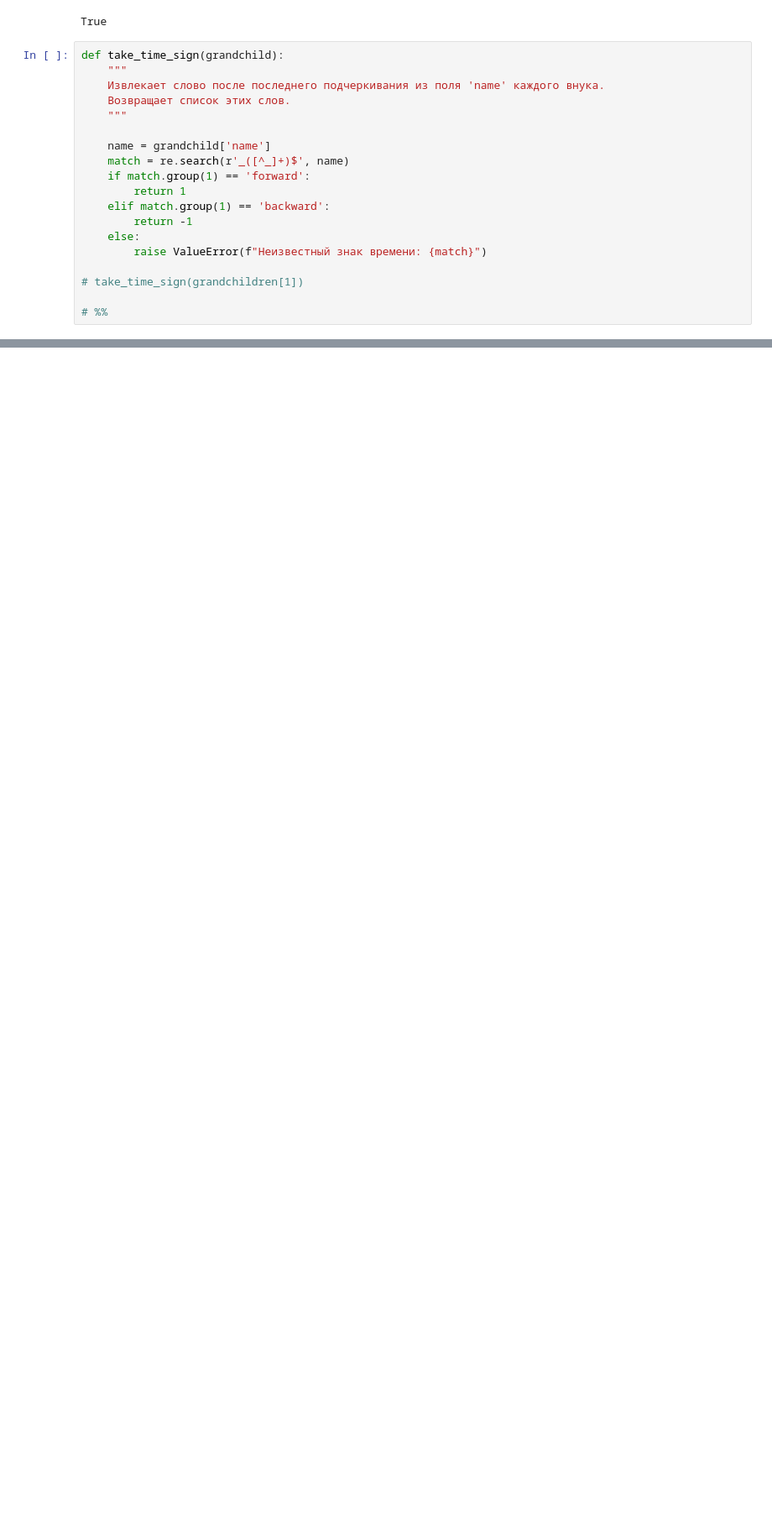
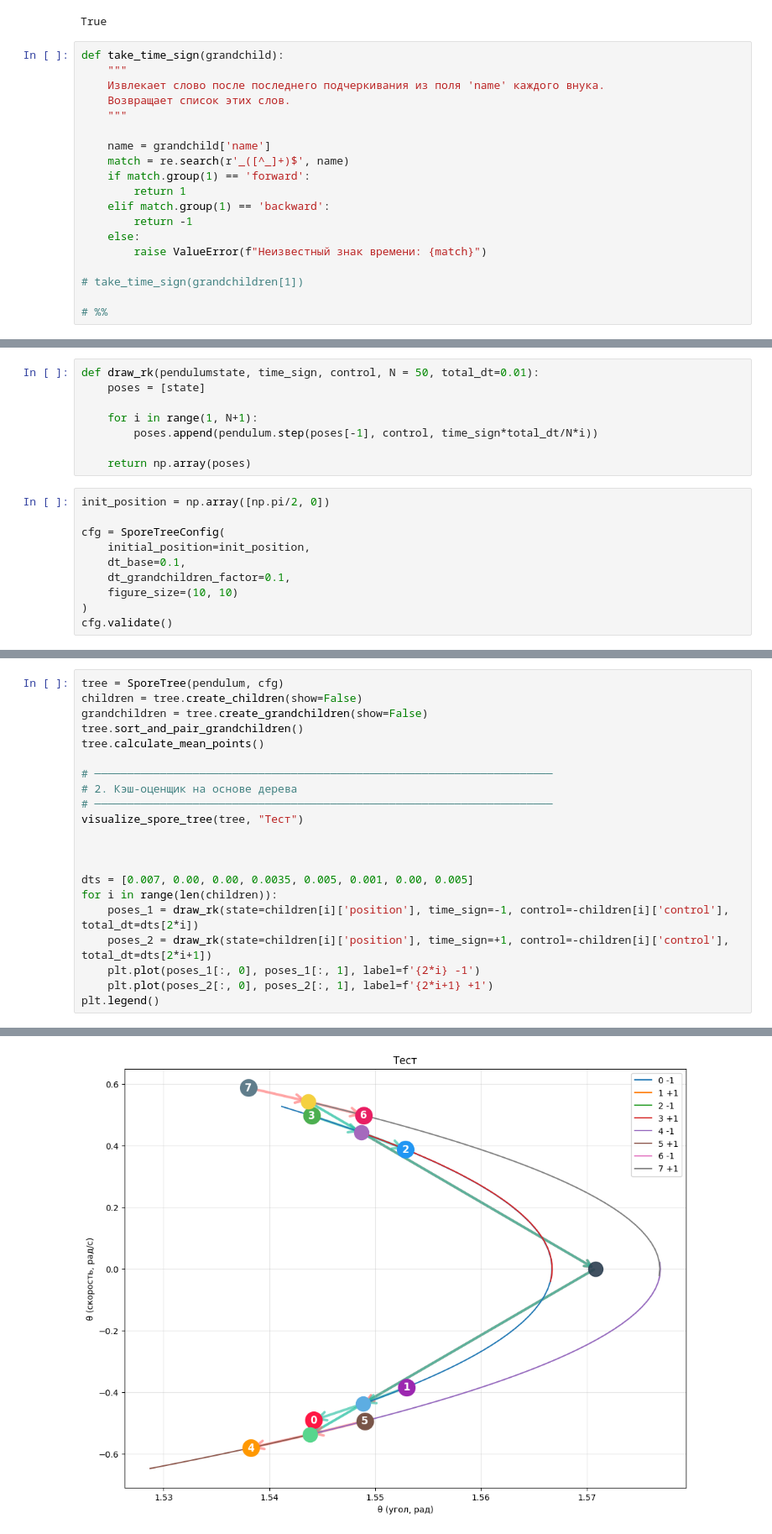
Before and after one commit to VladimirGunyavoy/tree_optimization, a Jupyter notebook: quad_test.ipynb, the cells around one changed output, grey strips where cells are left out. Shown: that part at 84% size. Drawn from its saved outputs; the diff is of its cells as text; blank space fills up the shorter version.

```diff
--- a/quad_test.ipynb
+++ b/quad_test.ipynb
@@ -365,0 +97,18 @@ print(f"Длины массивов: time={len(time)}, states={states.shape}, de
+# %%
+def draw_rk(pendulumstate, time_sign, control, N = 50, total_dt=0.01):
+    poses = [state]
+
+    for i in range(1, N+1):
+        poses.append(pendulum.step(poses[-1], control, time_sign*total_dt/N*i))
+
+    return np.array(poses)
+# %%
+init_position = np.array([np.pi/2, 0])
+
+cfg = SporeTreeConfig(
+    initial_position=init_position,
+    dt_base=0.1,
+    dt_grandchildren_factor=0.1,
+    figure_size=(10, 10)
+)
+cfg.validate()
@@ -365,0 +117,22 @@ print(f"Длины массивов: time={len(time)}, states={states.shape}, de
+# %%
+tree = SporeTree(pendulum, cfg)
+children = tree.create_children(show=False)
+grandchildren = tree.create_grandchildren(show=False)
+tree.sort_and_pair_grandchildren()
+tree.calculate_mean_points()
+
+# ──────────────────────────────────────────────────────────────────────
+# 2. Кэш-оценщик на основе дерева
+# ──────────────────────────────────────────────────────────────────────
+visualize_spore_tree(tree, "Тест")
+
+
+
+dts = [0.007, 0.00, 0.00, 0.0035, 0.005, 0.001, 0.00, 0.005]
+for i in range(len(children)):
+    poses_1 = draw_rk(state=children[i]['position'], time_sign=-1, control=-children[i]['control'], total_dt=dts[2*i])
+    poses_2 = draw_rk(state=children[i]['position'], time_sign=+1, control=-children[i]['control'], total_dt=dts[2*i+1])
+    plt.plot(poses_1[:, 0], poses_1[:, 1], label=f'{2*i} -1')
+    plt.plot(poses_2[:, 0], poses_2[:, 1], label=f'{2*i+1} +1')
+plt.legend()
+# %% [output]
@@ -365,0 +140 @@ print(f"Длины массивов: time={len(time)}, states={states.shape}, de
+[figure, added]
```
Also changed, not shown: parts of 22 cells of this notebook, 1 other file.
